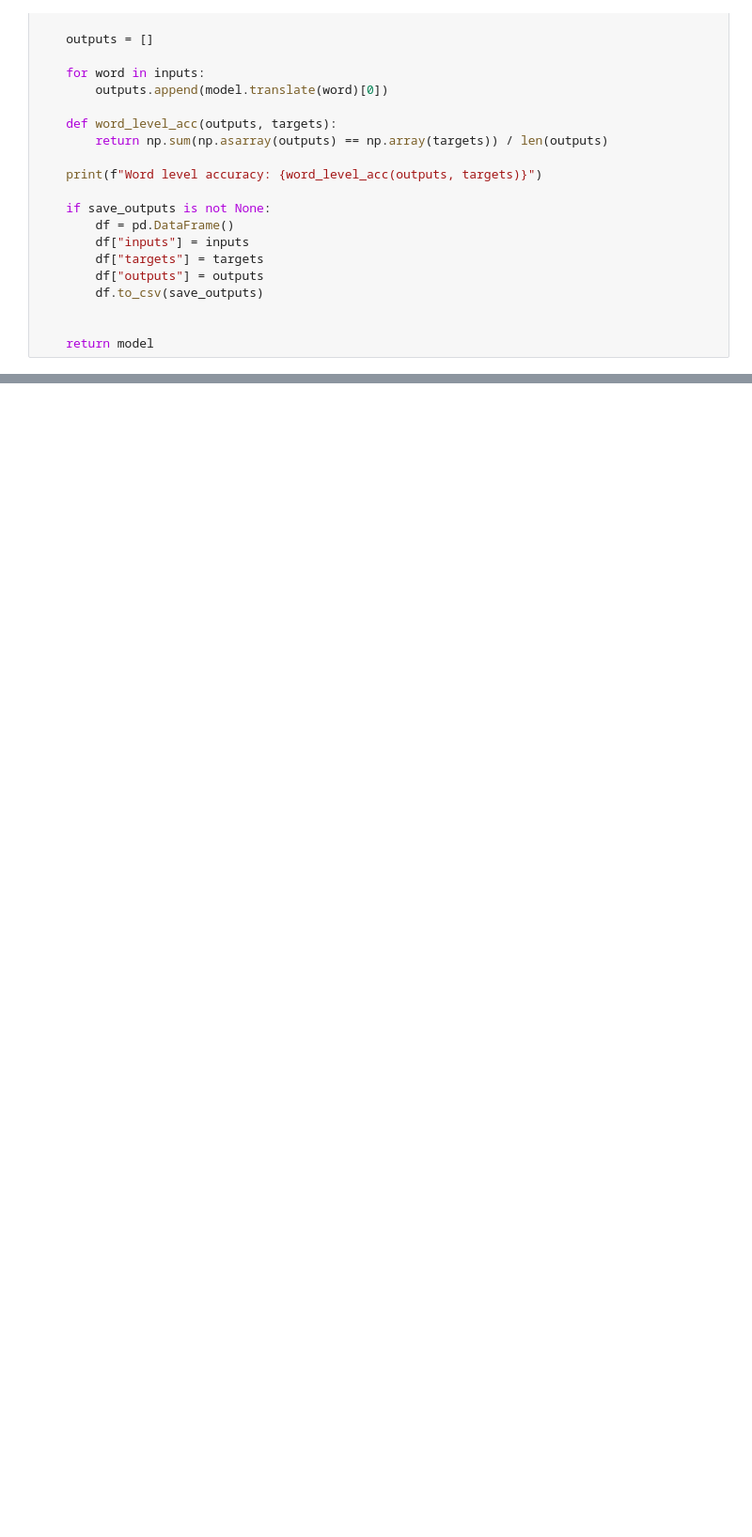
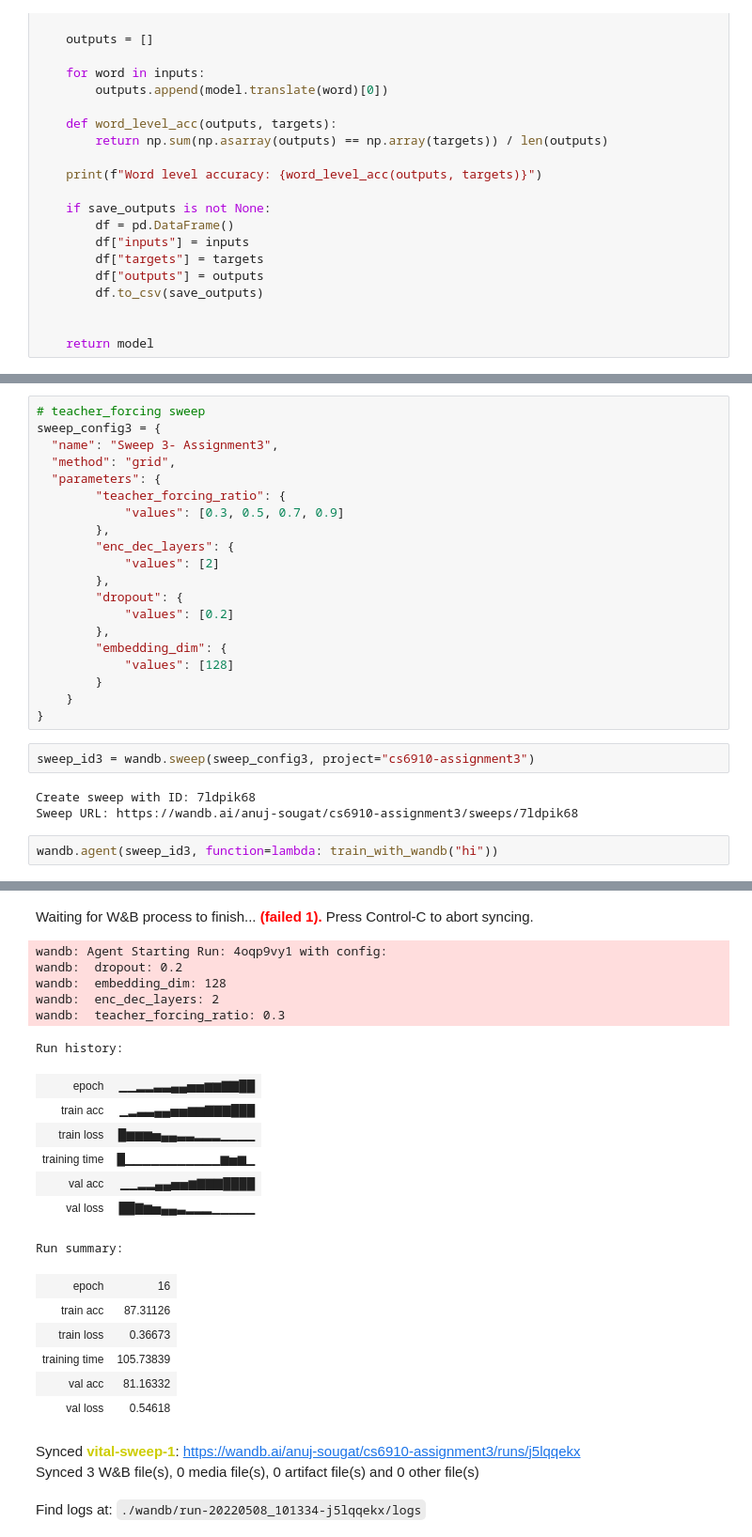
Before and after one commit to SougatSarangi/CS6910_Assignment3, a Jupyter notebook: PartA_Assignment3.ipynb, the cells around one changed output, grey strips where cells are left out. Shown at 94% size. Cells and saved outputs as stored; diff of their text form; blank space fills up the shorter version.

```diff
--- a/PartA_Assignment3.ipynb
+++ b/PartA_Assignment3.ipynb
@@ -1172,0 +1071,28 @@ Find logs at: ./wandb/run-20220507_194142-oxta5snr/logs
+# %%
+# teacher_forcing sweep
+sweep_config3 = {
+  "name": "Sweep 3- Assignment3",
+  "method": "grid",
+  "parameters": {
+        "teacher_forcing_ratio": {
+            "values": [0.3, 0.5, 0.7, 0.9]
+        },
+        "enc_dec_layers": {
+            "values": [2]
+        },
+        "dropout": {
+            "values": [0.2]
+        },
+        "embedding_dim": {
+            "values": [128]
+        }
+    }
+}
+# %%
+sweep_id3 = wandb.sweep(sweep_config3, project="cs6910-assignment3")
+# %% [output]
+Create sweep with ID: 7ldpik68
+Sweep URL: https://wandb.ai/anuj-sougat/cs6910-assignment3/sweeps/7ldpik68
+# %%
+wandb.agent(sweep_id3, function=lambda: train_with_wandb("hi"))
+# %% [output]
@@ -1172,0 +1100,23 @@ Find logs at: ./wandb/run-20220507_194142-oxta5snr/logs
+Waiting for W&B process to finish... (failed 1). Press Control-C to abort syncing.
+wandb: Agent Starting Run: 4oqp9vy1 with config:
+wandb:  dropout: 0.2
+wandb:  embedding_dim: 128
+wandb:  enc_dec_layers: 2
+wandb:  teacher_forcing_ratio: 0.3
+Run history:
+| epoch | ▁▁▂▂▃▃▄▄▅▅▆▆▇▇██ |
+| train acc | ▁▂▃▃▄▄▅▅▆▆▇▇▇███ |
+| train loss | █▆▆▆▅▄▄▃▃▂▂▂▁▁▁▁ |
+| training time | █▁▁▁▁▁▁▁▁▁▁▁▆▅▆▁ |
+| val acc | ▁▁▂▂▄▄▅▅▆▇▇▇████ |
+| val loss | ██▇▆▅▄▄▃▂▂▂▁▁▁▁▁ |
+Run summary:
+| epoch | 16 |
+| train acc | 87.31126 |
+| train loss | 0.36673 |
+| training time | 105.73839 |
+| val acc | 81.16332 |
+| val loss | 0.54618 |
+Synced vital-sweep-1: https://wandb.ai/anuj-sougat/cs6910-assignment3/runs/j5lqqekx
+Synced 3 W&B file(s), 0 media file(s), 0 artifact file(s) and 0 other file(s)
+Find logs at: ./wandb/run-20220508_101334-j5lqqekx/logs
```
Also changed, not shown: parts of 22 cells of this notebook.
